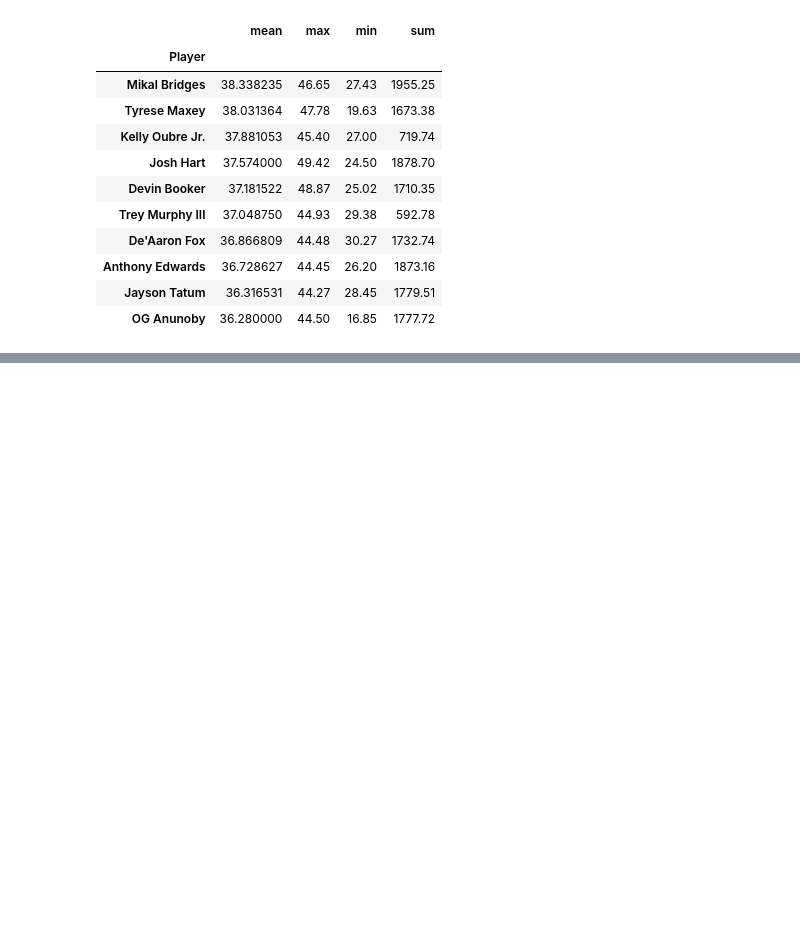
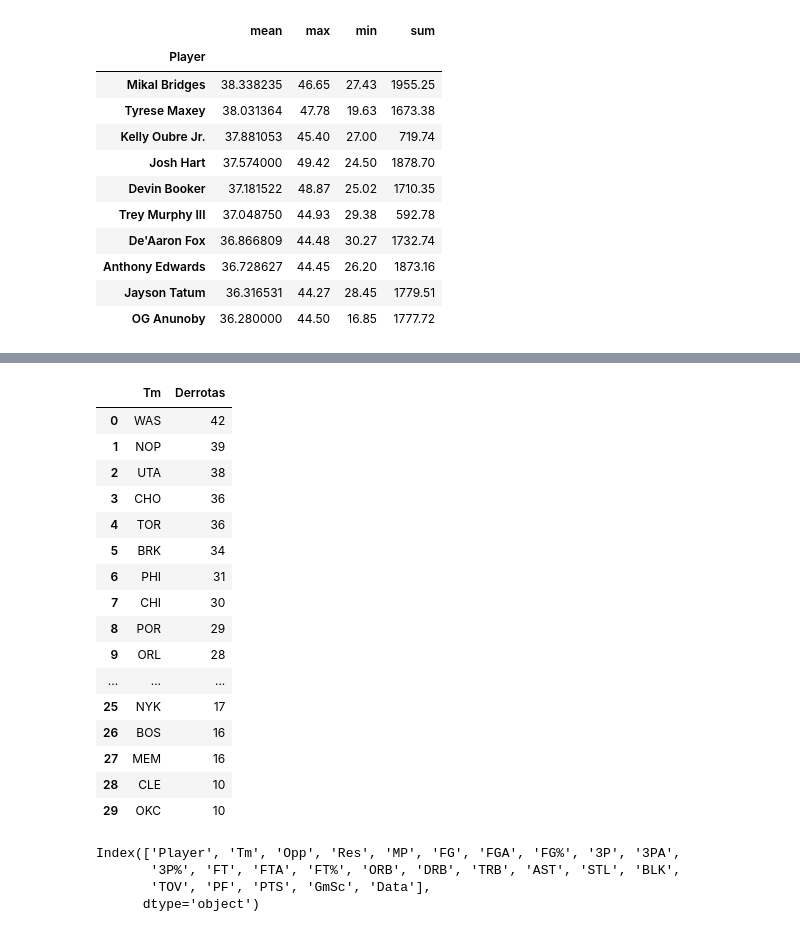
Before and after one commit to Paulo-Rodrigues/ds_nba_2024, a Jupyter notebook: notebooks/analysis.ipynb, the cells around one changed output, grey strips where cells are left out. Drawn from its saved outputs; the diff is of its cells as text; code cells hidden in the pictures; blank space fills up the shorter version.

```diff
--- a/notebooks/analysis.ipynb
+++ b/notebooks/analysis.ipynb
@@ -149,0 +171,28 @@ data[data['Res'] == 'W'].groupby('Tm').size().sort_values(ascending=False).reset
+# %%
+#mais derrotas na temporada
+data[data['Res'] == 'L'].drop_duplicates(['Tm', 'Data']).groupby('Tm').size().sort_values(ascending=False).reset_index(name="Derrotas")
+# %% [output]
+|  | Tm | Derrotas |
+| 0 | WAS | 42 |
+| 1 | NOP | 39 |
+| 2 | UTA | 38 |
+| 3 | CHO | 36 |
+| 4 | TOR | 36 |
+| 5 | BRK | 34 |
+| 6 | PHI | 31 |
+| 7 | CHI | 30 |
+| 8 | POR | 29 |
+| 9 | ORL | 28 |
+| ... | ... | ... |
+| 25 | NYK | 17 |
+| 26 | BOS | 16 |
+| 27 | MEM | 16 |
+| 28 | CLE | 10 |
+| 29 | OKC | 10 |
+# %%
+data.columns
+# %% [output]
+Index(['Player', 'Tm', 'Opp', 'Res', 'MP', 'FG', 'FGA', 'FG%', '3P', '3PA',
+       '3P%', 'FT', 'FTA', 'FT%', 'ORB', 'DRB', 'TRB', 'AST', 'STL', 'BLK',
+       'TOV', 'PF', 'PTS', 'GmSc', 'Data'],
+      dtype='object')
```
Also changed, not shown: parts of 3 cells of this notebook.
